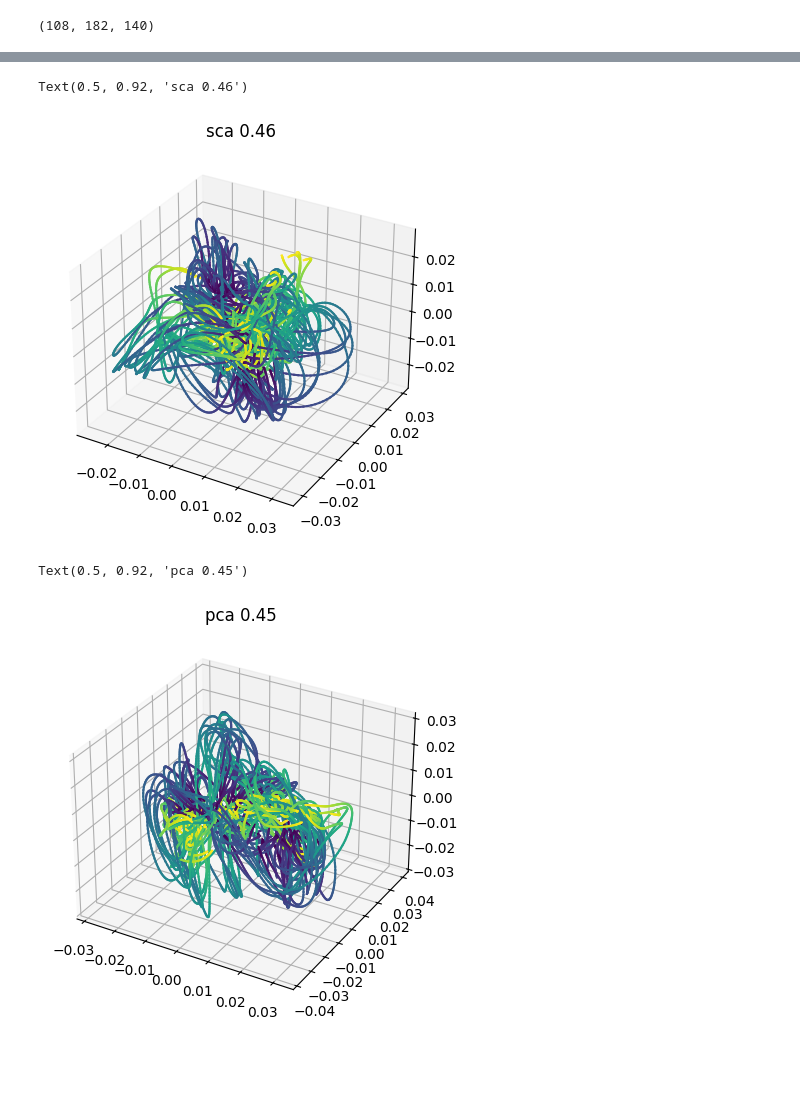
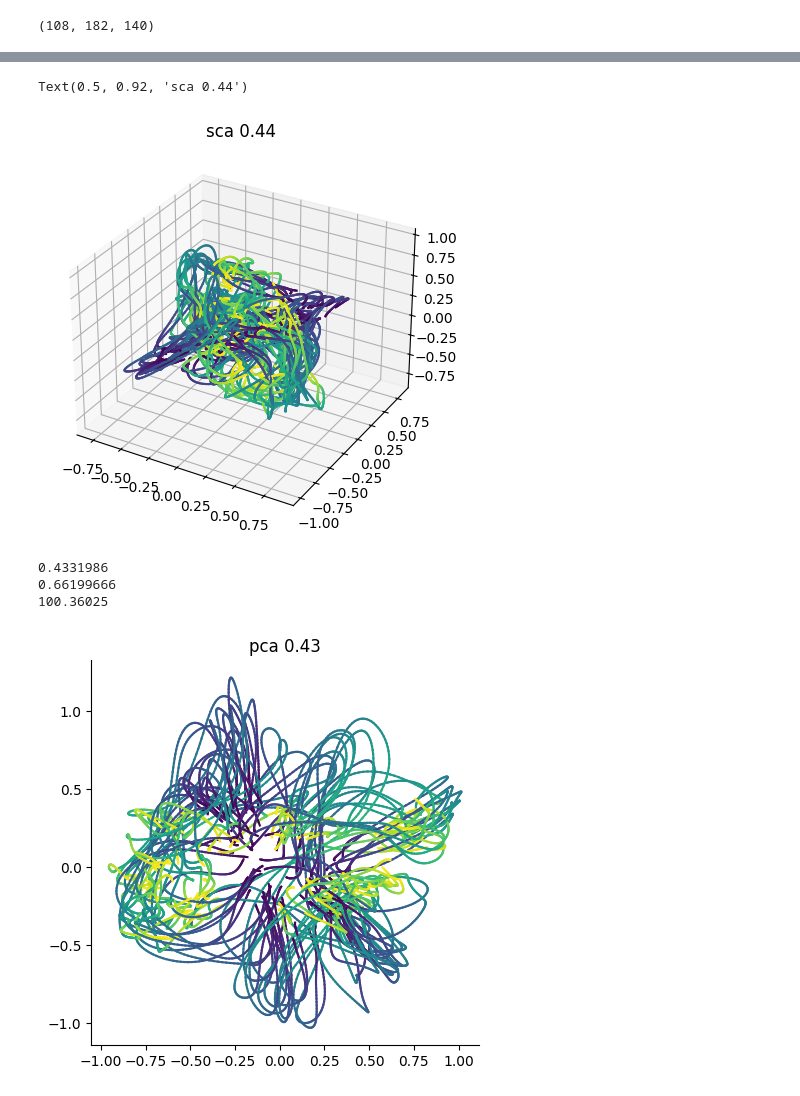
Before and after one commit to ArielleRosinski/SCA_project, a Jupyter notebook: MC_Maze_linear_sca.ipynb, the cells around one changed output, grey strips where cells are left out. Drawn from its saved outputs; the diff is of its cells as text; code cells hidden in the pictures; blank space fills up the shorter version.

```diff
--- a/MC_Maze_linear_sca.ipynb
+++ b/MC_Maze_linear_sca.ipynb
@@ -13,10 +24,11 @@ from sklearn.linear_model import ElasticNetCV, LinearRegression, RidgeCV
 # %%
 path = "/Users/ariellerosinski/My Drive/Cambridge/Project/datasets/MC_Maze/psth.npy"
 
-X = np.load(path).swapaxes(1,2)
-print(X.shape)
-K, N, T = X.shape
+X_raw = np.load(path).swapaxes(1,2)
+print(X_raw.shape)
+K, N, T = X_raw.shape
 
-X, _ = pre_processing(X)
+X, _ = pre_processing(X_raw, soft_normalize='max')
+X_pre_pca, _ = pre_processing(X_raw, soft_normalize='max', pca=False)
 # %% [output]
 (108, 182, 140)
@@ -62,29 +54,41 @@ U = np.load('/Users/ariellerosinski/My Drive/Cambridge/Project/SCA_project/U_pst
 # %%
+U = np.load(f'/Users/ariellerosinski/My Drive/Cambridge/Project/SCA_project/outputs/linear_sca/MC_Maze/29_5_2024/U_psth_6d.npy')
+
 U_qr, _ = jnp.linalg.qr(U)
 Y = jnp.einsum('ji,kjl->kil', U_qr, X)
-#idx = [0,2]
+idx = [2,4]
 plot_3D(Y[:,:,:])
 plt.title(f"sca {var_explained(X, U_qr):.2f}")
+#np.mean(compute_S(jnp.array(Y)))
 # %% [output]
-Text(0.5, 0.92, 'sca 0.46')
+Text(0.5, 0.92, 'sca 0.44')
-[figure, old version]
+[figure, new version]
 # %%
 """ PCA """
-split = 10
-X_reshaped = np.concatenate(X.swapaxes(1,2))
+X_reshaped = np.concatenate(X_pre_pca.swapaxes(1,2))
 
-num_pcs = 4
+num_pcs = 6
 pca = PCA(num_pcs)
 X_pca = pca.fit_transform(X_reshaped)
 PCs = pca.components_
 X_pca = X_pca.reshape(K, T, num_pcs).swapaxes(1,2)
 pca_variance_captured = pca.explained_variance_ratio_
 
-plot_3D(X_pca)
-plt.title(f"pca {var_explained(X, PCs.T):.2f}")
+plot_2D(X_pca)
+plt.title(f"pca {var_explained(X_pre_pca, PCs.T):.2f}")
+
+print(np.sum(pca_variance_captured))
+
+#print(np.mean(compute_S(jnp.array(X_pca))))
+#print(np.mean(compute_S(jnp.array(X_pca), ratio=False )))
+# np.save(f'pca_variance_captured_{num_pcs}d', pca_variance_captured)
+# np.save(f'PCs_{num_pcs}d', PCs)
+# np.save(f'X_pca_{num_pcs}d', X_pca)
 # %% [output]
-Text(0.5, 0.92, 'pca 0.45')
+0.4331986
+0.66199666
+100.36025
-[figure, old version]
+[figure, new version]
 # %%
 hand_vel = np.load("/Users/ariellerosinski/My Drive/Cambridge/Project/datasets/MC_Maze/train_eval_behaviour_grouped.npy").swapaxes(1,2)
 # %%
```
Also changed, not shown: parts of 14 cells of this notebook.
